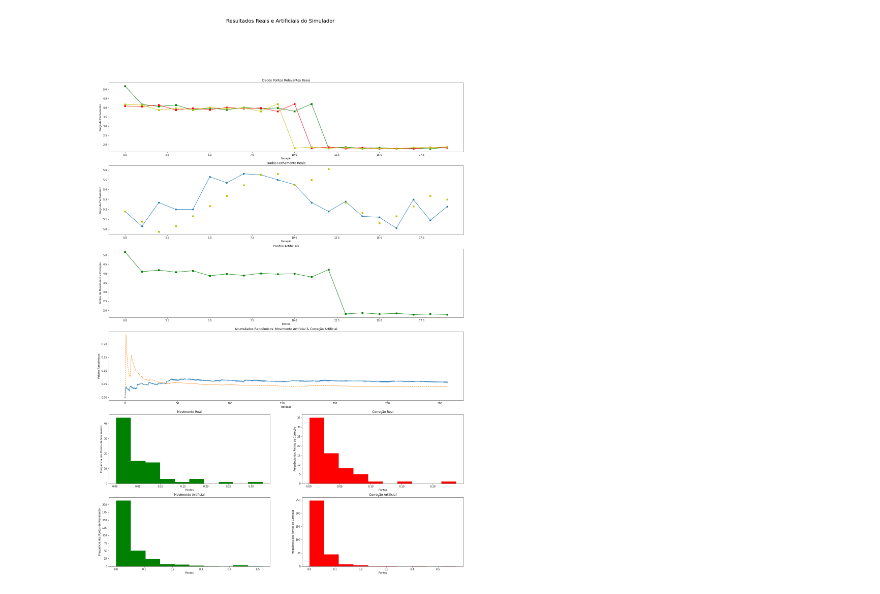
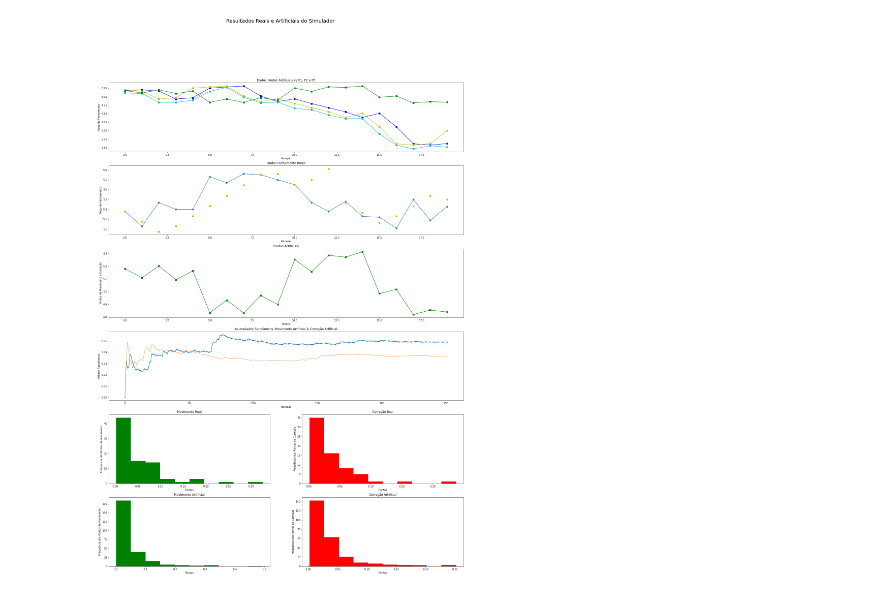
Before and after one commit to cgionc/SimuladorBotAtivoFinanceiro, a Jupyter notebook: SimuladorSwingtradeCandle.ipynb, the cells around one changed output. Drawn from its saved outputs; the diff is of its cells as text; code cells hidden in the pictures.

```diff
--- a/SimuladorSwingtradeCandle.ipynb
+++ b/SimuladorSwingtradeCandle.ipynb
@@ -311,7 +311,7 @@ StopGain = np.array([])
 #
 Saldo = 0.0
 #
-for i in range(len(PontoArtificial)-3):
+for i in range(round(len(PontoArtificial)/3)):
   if i == 0:
     #Operacao = ''
     #P1 = np.append(P1,Fechamento[0])
@@ -325,9 +325,9 @@ for i in range(len(PontoArtificial)-3):
     #StopGain = np.append(StopGain,Fechamento[0])
     print('\n Pontos Encontrados: P1=',P1[i],'P2=',P2[i],'P3=',P3[i])
   else:
-    P1 = np.append(P1,PontoArtificial[i+1])
-    P2 = np.append(P2,PontoArtificial[i+2])
-    P3 = np.append(P3,PontoArtificial[i+3])
+    P1 = np.append(P1,PontoArtificial[2*i])
+    P2 = np.append(P2,PontoArtificial[2*i+1])
+    P3 = np.append(P3,PontoArtificial[2*i+2])
     #P1 = np.append(P1,P3[i-1])
     #P2 = np.append(P2,P1[i] * (1 + MovimentoArtificial[i-1]))
     #P2 = np.append(P2,PontoArtificial[i-1])
@@ -339,36 +339,58 @@ for i in range(len(PontoArtificial)-3):
   # Entrar na Compra se Tendência de Alta
   if P2[i-1] > P1[i-1] and P3[i-1] < P2[i-1] and P3[i-1] > P1[i-1] and Operacao != 'Comprado':
     #Posicao = P2[i-1] * (1 - MovimentoArtificial[i-1] * Fibonacci)
+    PosicaoAnterior = Posicao
     Posicao = P2[i-1]
+    print('\n Tentar Comprar em: ',Posicao)
     Gatilho = np.append(Gatilho,Posicao)
-    print('\n Tentar Comprar em: ',Posicao)
-    if P2[i] > Posicao:
-      Operacao = 'Comprado'
-      SL = P1[i]
-      #SG = Posicao * (1 + MovimentoArtificial[i-1])
-      SG = P1[i] * (1 + MovimentoArtificial[i-1])
-      StopLoss = np.append(StopLoss,SL)
-      StopGain = np.append(StopGain,SG)
-      print('\n Comprado em ',Posicao,' Stop Loss: ',SL,' Stop Gain: ',SG)
+    if Operacao == 'Vendido':
+        Ganho = PosicaoAnterior - Posicao
+        print('\n Comprar para Ganho',Operacao,' de ',Ganho)
+        SL = 0.0
+        SG = 0.0
+        Posicao = 0.0
+        Saldo = Saldo + Ganho
+        print('\n Saldo Parcial = ',Saldo)
+        Operacao = 'Observando'
     else:
-        print('\n Desistir da Compra')
+      if P2[i] > Posicao:
+        Operacao = 'Comprado'
+        SL = P1[i]
+        #SG = Posicao * (1 + MovimentoArtificial[i-1])
+        SG = P1[i] * (1 + MovimentoArtificial[i-1])
+        StopLoss = np.append(StopLoss,SL)
+        StopGain = np.append(StopGain,SG)
+        print('\n Comprado em ',Posicao,' Stop Loss: ',SL,' Stop Gain: ',SG)
+      else:
+          print('\n Desistir da Compra')
   # Entrar na Venda se Tendência de Baixa
   else:
     if P2[i-1] < P1[i-1] and P3[i-1] > P2[i-1] and P3[i-1] < P1[i-1] and Operacao != 'Vendido':
       #Posicao = P2[i] * (1 + CorrecaoArtificial[i-1] * Fibonacci)
+      PosicaoAnterior = Posicao
       Posicao = P2[i-1]
       print('\n Tentar Vender em: ',Posicao)
       Gatilho = np.append(Gatilho,Posicao)
-      if P2[i] < Posicao:
-        Operacao = 'Vendido'
-        SL = P1[i]
-        #SG = Posicao * (1 - CorrecaoArtificial[i-1])
-        SG = P1[i] * (1 - CorrecaoArtificial[i-1])
-        StopLoss = np.append(StopLoss,SL)
-        StopGain = np.append(StopGain,SG)
-        print('\n Vendido em ',Posicao,' Stop Loss: ',SL,' Stop Gain: ',SG)
+      if Operacao == 'Comprado':
+        Ganho = Posicao - PosicaoAnterior
+        print('\n Vender para Ganho',Operacao,' de ',Ganho)
+        SL = 0.0
+        SG = 0.0
+        Posicao = 0.0
+        Saldo = Saldo + Ganho
+        print('Saldo Parcial = ',Saldo)
+        Operacao = 'Observando'
       else:
-        print('\n Desistir da Venda')
+        if P2[i] < Posicao:
+          Operacao = 'Vendido'
+          SL = P1[i]
+          #SG = Posicao * (1 - CorrecaoArtificial[i-1])
+          SG = P1[i] * (1 - CorrecaoArtificial[i-1])
+          StopLoss = np.append(StopLoss,SL)
+          StopGain = np.append(StopGain,SG)
+          print('\n Vendido em ',Posicao,' Stop Loss: ',SL,' Stop Gain: ',SG)
+        else:
+          print('\n Desistir da Venda')
     else:
       print('\n Observar')
   #
@@ -393,7 +415,7 @@ for i in range(len(PontoArtificial)-3):
         SG = 0.0
         Posicao = 0.0
         Saldo = Saldo + Ganho
-        #print('Saldo = ',Saldo)
+        print('\n Saldo Parcial = ',Saldo)
         Operacao = 'Observando'
   #
   else:
@@ -435,9 +457,9 @@ axs2 = fig.add_subplot(spec[2, :])
 axs3 = fig.add_subplot(spec[3, :])
 #
 #axs0.plot(P1[0:AmostraPiloto],'sy',P2[0:AmostraPiloto],'sy',P3[0:AmostraPiloto],'sy',Gatilho[0:AmostraPiloto],'sg',StopLoss[0:AmostraPiloto],'sr',StopGain[0:AmostraPiloto],'sb')
-axs0.plot(P1[0:AmostraPiloto],'s-g',P2[0:AmostraPiloto],'s-r',P3[0:AmostraPiloto],'s-y')
+axs0.plot(P1[0:AmostraPiloto],'s-b',P2[0:AmostraPiloto],'s-c',P3[0:AmostraPiloto],'s-y',PontoArtificial[0:AmostraPiloto],'-sg')
 #axs0.plot(SARParabolic[0:AmostraPiloto],'sy',P1[0:AmostraPiloto],'sg',P2[0:AmostraPiloto],'sr',P3[0:AmostraPiloto],'sb')
-axs0.set_title('Dados Pontos Relevantes Reais')
+axs0.set_title('Dados Pontos Artificiais vs P1, P2 e P3')
 axs0.set_xlabel('Iteração')
 axs0.set_ylabel('Preço de Fechamento')
 #
@@ -506 +528 @@ Saldo =  -0.17349469463851452
-[figure, old version]
+[figure, new version]
```
Also changed, not shown: parts of 1 cell of this notebook.
